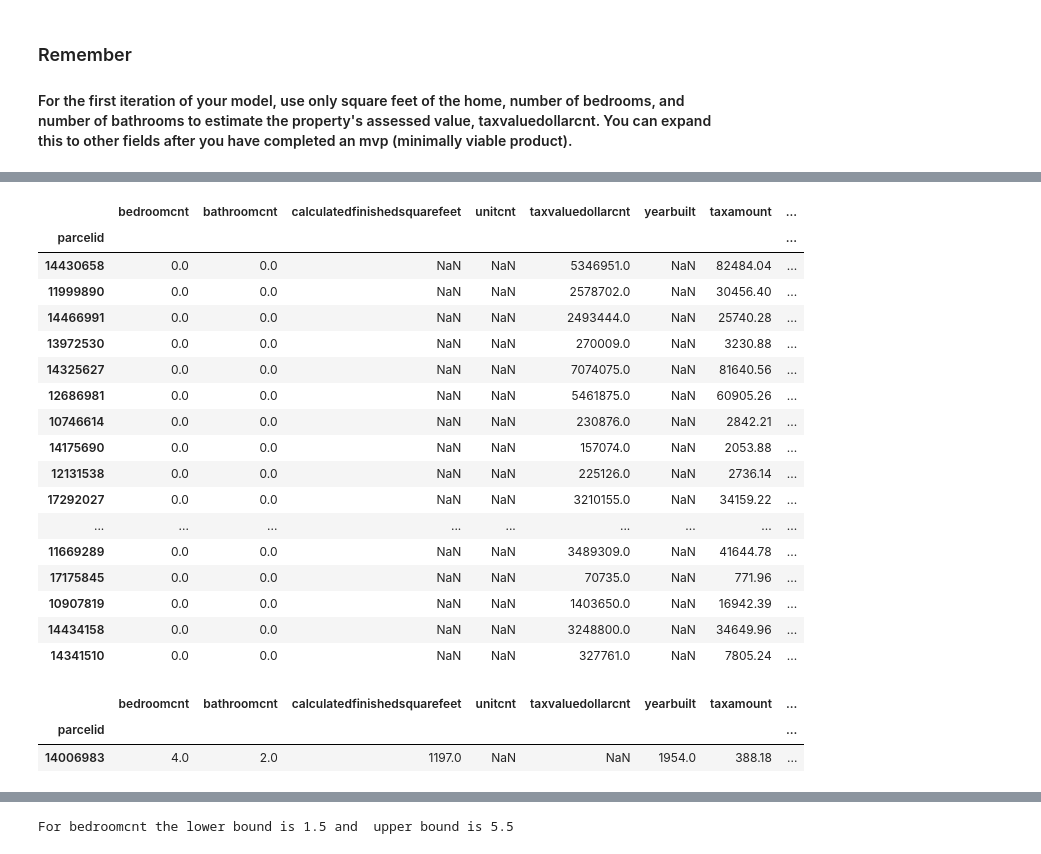
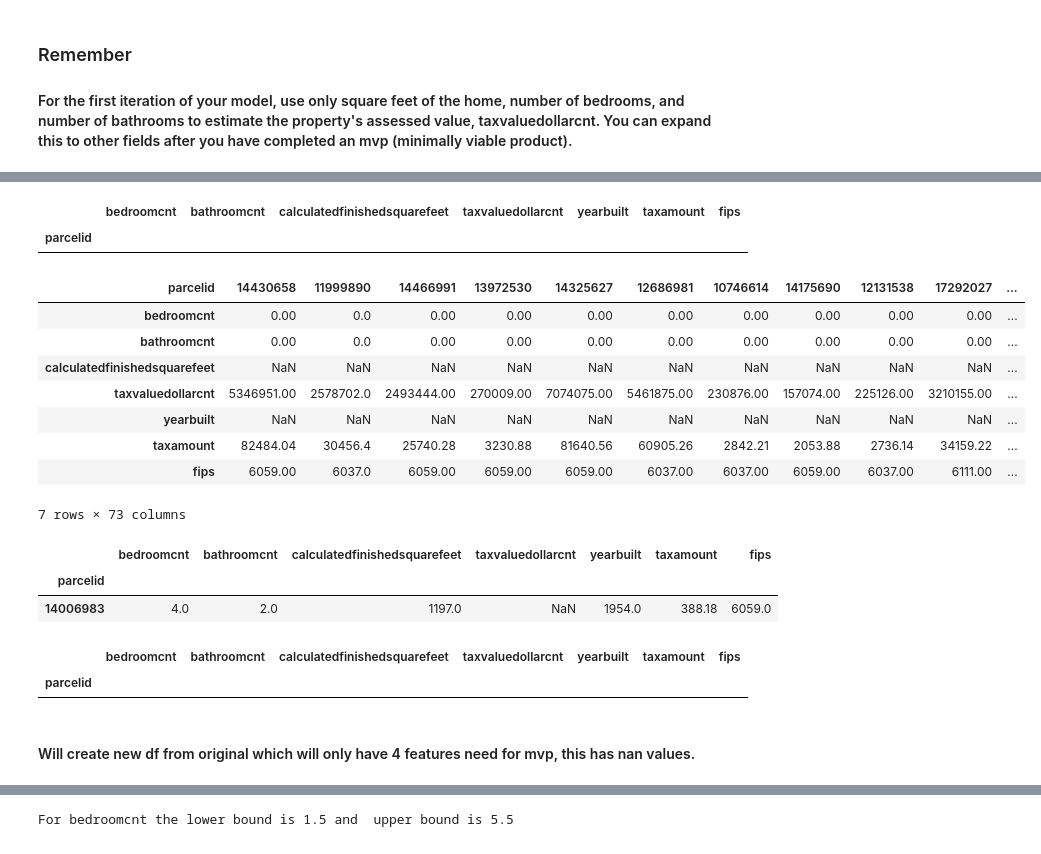
Before and after one commit to RobLMurphy92/zillow_regression_project, a Jupyter notebook: zillow_initial.ipynb, the cells around one changed output, grey strips where cells are left out. Saved outputs shown, nothing was run; the diff lists cells and outputs as text; code cells hidden in the pictures.

```diff
--- a/zillow_initial.ipynb
+++ b/zillow_initial.ipynb
@@ -213,37 +205,35 @@ zillow_df.head()
 # %%
+#function to look create df which shows records containing nulls
 def view_null_records(df, variable):
     """
     function allows you to records which contain null, nan values.
     REMEMBER, will only work for individual column and if that columns has nulls,
     otherwise will return empty dataframe
     """
-    df  = df[df[variable].isna()]
+    df[df[variable].isna()]
 
-    return df
+    return df[df[variable].isna()]
+# %%
+#no nulls in bed
+view_null_records(zillow_df, 'bedroomcnt')
+# %% [output]
+|  | bedroomcnt | bathroomcnt | calculatedfinishedsquarefeet | taxvaluedollarcnt | yearbuilt | taxamount | fips |
+| parcelid |  |  |  |  |  |  |  |
 # %%
-view_null_records(zillow_df, 'calculatedfinishedsquarefeet')
+view_null_records(zillow_df, 'calculatedfinishedsquarefeet').T
 # %% [output]
-|  | bedroomcnt | bathroomcnt | calculatedfinishedsquarefeet | unitcnt | taxvaluedollarcnt | yearbuilt | taxamount | ... |
-| parcelid |  |  |  |  |  |  |  | ... |
-| 14430658 | 0.0 | 0.0 | NaN | NaN | 5346951.0 | NaN | 82484.04 | ... |
-| 11999890 | 0.0 | 0.0 | NaN | NaN | 2578702.0 | NaN | 30456.40 | ... |
-| 14466991 | 0.0 | 0.0 | NaN | NaN | 2493444.0 | NaN | 25740.28 | ... |
-| 13972530 | 0.0 | 0.0 | NaN | NaN | 270009.0 | NaN | 3230.88 | ... |
-| 14325627 | 0.0 | 0.0 | NaN | NaN | 7074075.0 | NaN | 81640.56 | ... |
-| 12686981 | 0.0 | 0.0 | NaN | NaN | 5461875.0 | NaN | 60905.26 | ... |
-| 10746614 | 0.0 | 0.0 | NaN | NaN | 230876.0 | NaN | 2842.21 | ... |
-| 14175690 | 0.0 | 0.0 | NaN | NaN | 157074.0 | NaN | 2053.88 | ... |
-| 12131538 | 0.0 | 0.0 | NaN | NaN | 225126.0 | NaN | 2736.14 | ... |
-| 17292027 | 0.0 | 0.0 | NaN | NaN | 3210155.0 | NaN | 34159.22 | ... |
-| ... | ... | ... | ... | ... | ... | ... | ... | ... |
-| 11669289 | 0.0 | 0.0 | NaN | NaN | 3489309.0 | NaN | 41644.78 | ... |
-| 17175845 | 0.0 | 0.0 | NaN | NaN | 70735.0 | NaN | 771.96 | ... |
-| 10907819 | 0.0 | 0.0 | NaN | NaN | 1403650.0 | NaN | 16942.39 | ... |
-| 14434158 | 0.0 | 0.0 | NaN | NaN | 3248800.0 | NaN | 34649.96 | ... |
-| 14341510 | 0.0 | 0.0 | NaN | NaN | 327761.0 | NaN | 7805.24 | ... |
+| parcelid | 14430658 | 11999890 | 14466991 | 13972530 | 14325627 | 12686981 | 10746614 | 14175690 | 12131538 | 17292027 | ... |
+| bedroomcnt | 0.00 | 0.0 | 0.00 | 0.00 | 0.00 | 0.00 | 0.00 | 0.00 | 0.00 | 0.00 | ... |
+| bathroomcnt | 0.00 | 0.0 | 0.00 | 0.00 | 0.00 | 0.00 | 0.00 | 0.00 | 0.00 | 0.00 | ... |
+| calculatedfinishedsquarefeet | NaN | NaN | NaN | NaN | NaN | NaN | NaN | NaN | NaN | NaN | ... |
+| taxvaluedollarcnt | 5346951.00 | 2578702.0 | 2493444.00 | 270009.00 | 7074075.00 | 5461875.00 | 230876.00 | 157074.00 | 225126.00 | 3210155.00 | ... |
+| yearbuilt | NaN | NaN | NaN | NaN | NaN | NaN | NaN | NaN | NaN | NaN | ... |
+| taxamount | 82484.04 | 30456.4 | 25740.28 | 3230.88 | 81640.56 | 60905.26 | 2842.21 | 2053.88 | 2736.14 | 34159.22 | ... |
+| fips | 6059.00 | 6037.0 | 6059.00 | 6059.00 | 6059.00 | 6037.00 | 6037.00 | 6059.00 | 6037.00 | 6111.00 | ... |
+7 rows × 73 columns
 # %%
 view_null_records(zillow_df, 'taxvaluedollarcnt')
 # %% [output]
-|  | bedroomcnt | bathroomcnt | calculatedfinishedsquarefeet | unitcnt | taxvaluedollarcnt | yearbuilt | taxamount | ... |
-| parcelid |  |  |  |  |  |  |  | ... |
-| 14006983 | 4.0 | 2.0 | 1197.0 | NaN | NaN | 1954.0 | 388.18 | ... |
+|  | bedroomcnt | bathroomcnt | calculatedfinishedsquarefeet | taxvaluedollarcnt | yearbuilt | taxamount | fips |
+| parcelid |  |  |  |  |  |  |  |
+| 14006983 | 4.0 | 2.0 | 1197.0 | NaN | 1954.0 | 388.18 | 6059.0 |
@@ -252,0 +240,7 @@ zillow_df.replace(r'^\s*$', np.nan, regex=True, inplace = True)
+# %%
+view_null_records(zillow_df, 'bathroomcnt')
+# %% [output]
+|  | bedroomcnt | bathroomcnt | calculatedfinishedsquarefeet | taxvaluedollarcnt | yearbuilt | taxamount | fips |
+| parcelid |  |  |  |  |  |  |  |
+# %% [markdown]
+#### Will create new df from original which will only have 4 features need for mvp, this has nan values.
```
Also changed, not shown: parts of 56 cells of this notebook.
